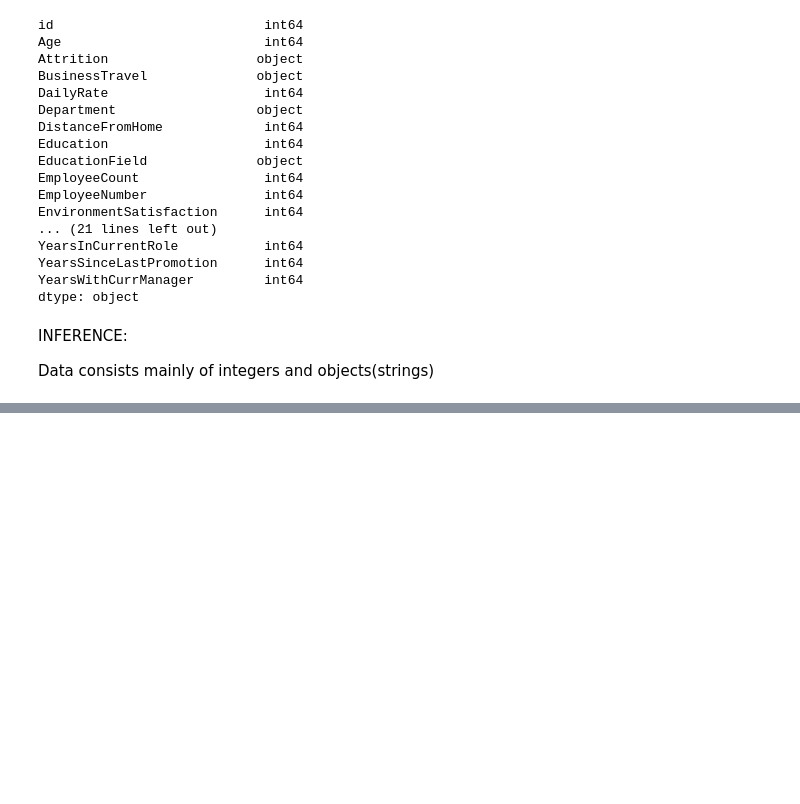
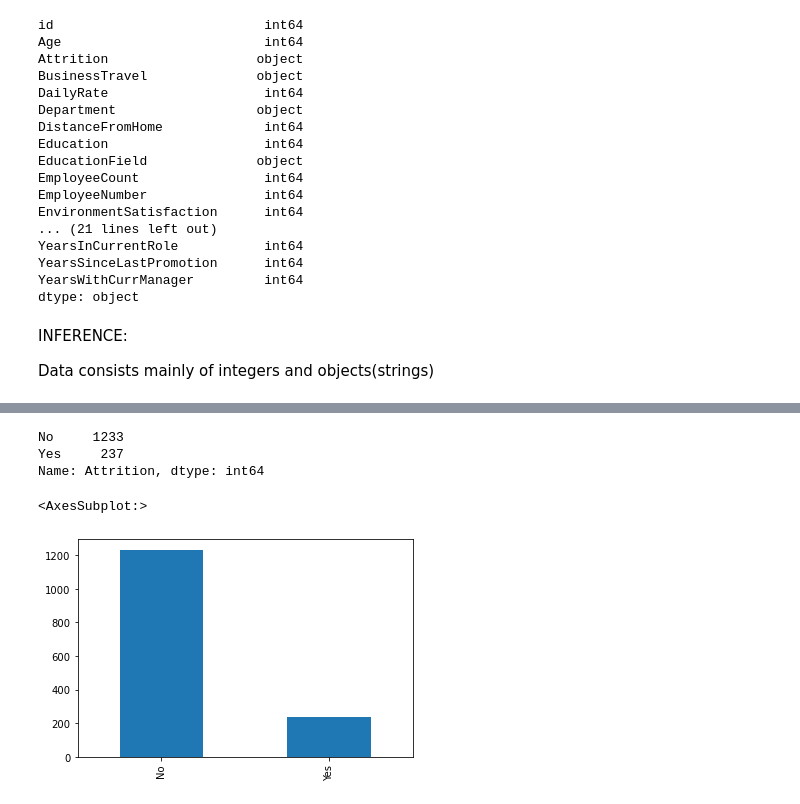
Before and after one commit to Marionel9/stutern-project, a Jupyter notebook: project.ipynb, the cells around one changed output, grey strips where cells are left out. Cells and saved outputs as stored; diff of their text form; code cells hidden in the pictures; blank space fills up the shorter version.

```diff
--- a/project.ipynb
+++ b/project.ipynb
@@ -79,0 +160,7 @@ Data consists mainly of integers and objects(strings)
+# %%
+# dropping the ID column as it is not needed for further analysis
+df.drop(['id'], axis=1, inplace=True)
+# %%
+# dropping columns (Intution)
+columns = ['DailyRate', 'EmployeeCount', 'EmployeeNumber', 'HourlyRate', 'MonthlyRate', 'RelationshipSatisfaction', 'StandardHours']
+df.drop(columns, axis=1, inplace=True)
@@ -79,0 +180,13 @@ Data consists mainly of integers and objects(strings)
+# %%
+# value count for attrition feature
+df['Attrition'].value_counts()
+# %% [output]
+No     1233
+Yes     237
+Name: Attrition, dtype: int64
+# %%
+# plotting the attrition feature
+df['Attrition'].value_counts().plot.bar()
+# %% [output]
+<AxesSubplot:>
+[figure, added]
```
Also changed, not shown: parts of 28 cells of this notebook.
